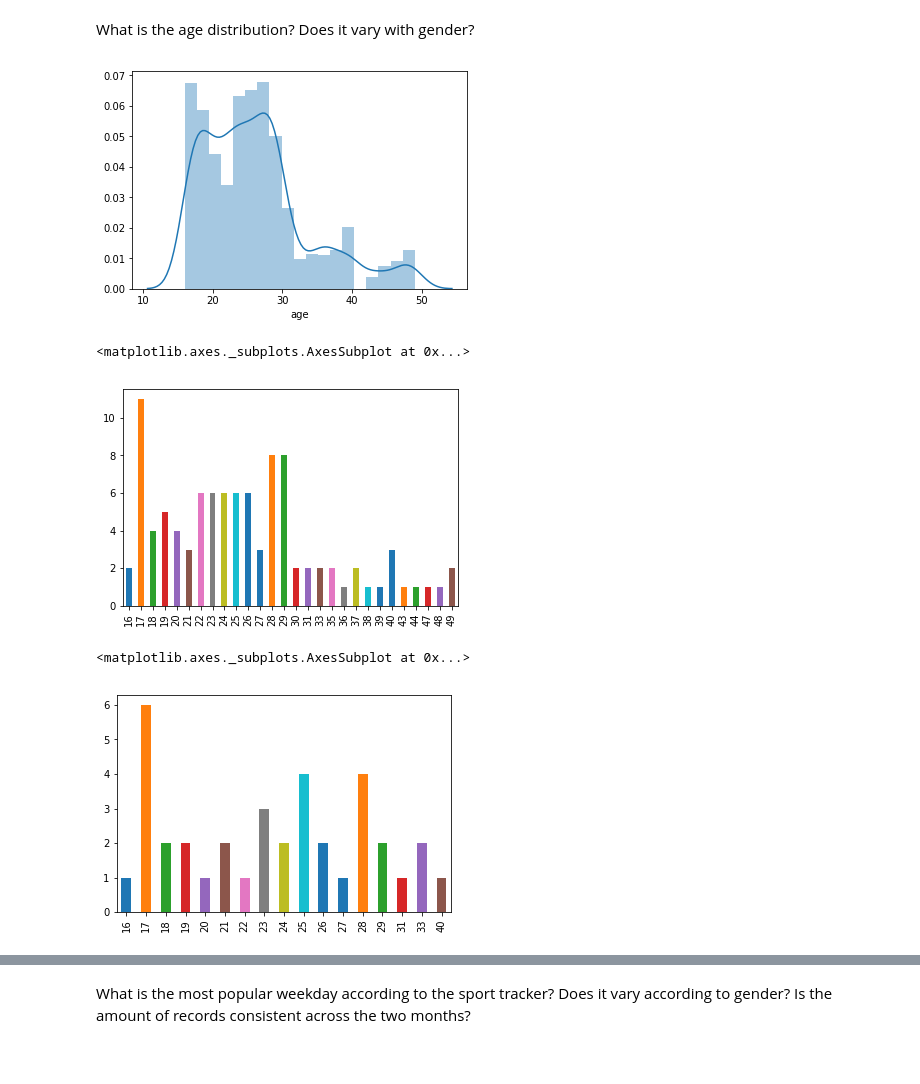
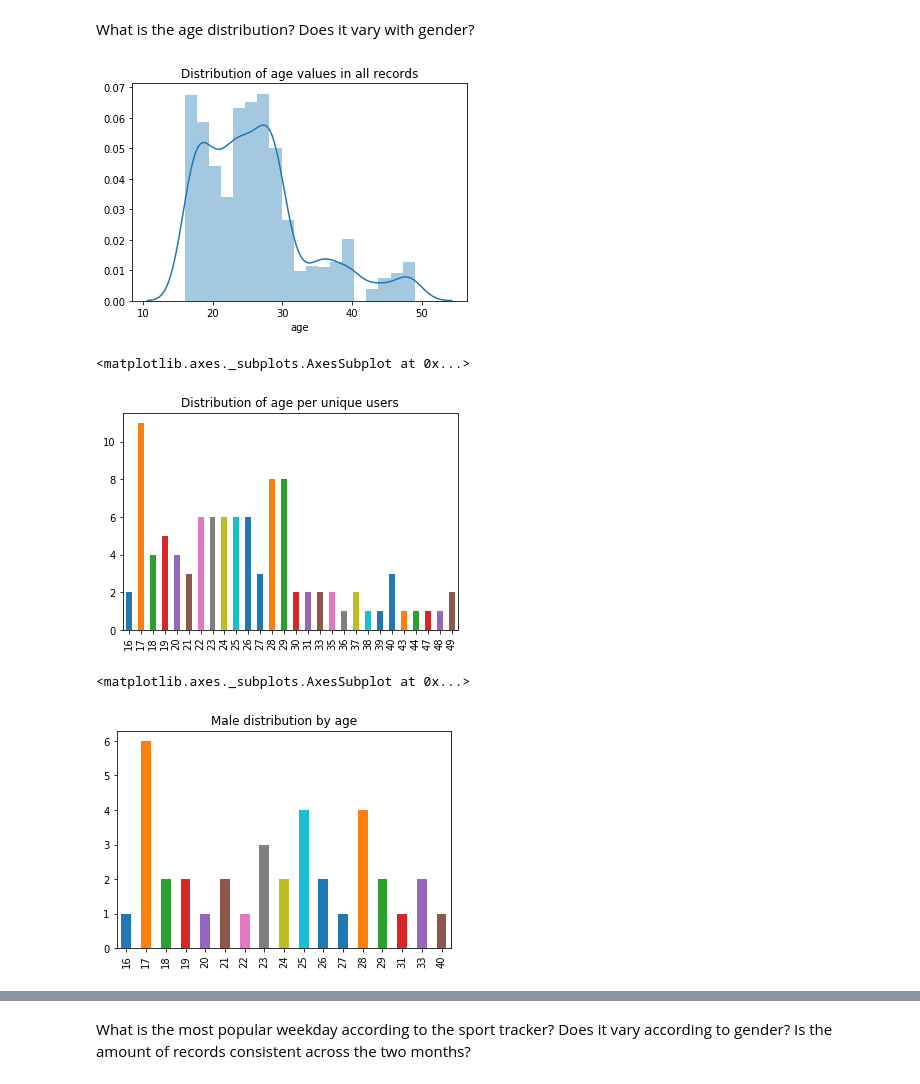
Before and after one commit to MartinaPastor/Pandas_for_data_analysis, a Jupyter notebook: Activities_analysis.ipynb, the cells around one changed output, grey strips where cells are left out. Drawn from its saved outputs; the diff is of its cells as text; code cells hidden in the pictures.

Commit message:
Added titles to plots

```diff
--- a/Activities_analysis.ipynb
+++ b/Activities_analysis.ipynb
@@ -211,24 +216,24 @@ The number of records forthe unspecified location is 308 .
 What is the age distribution? Does it vary with gender?
 # %%
 # distplot showing a non-even distribution based on age
-sns.distplot(df['age']);
+sns.distplot(df['age']).set(title="Distribution of age values in all records");
 # %% [output]
-[figure, old version]
+[figure, new version]
 # %%
 # a clearer plot showing the count by age of users
 ages = df.groupby('user').first().age.value_counts().sort_index()
-ages.plot.bar(x = 'age', y = 'count')
+ages.plot.bar(x = 'age', y = 'count', title='Distribution of age per unique users')
 # %% [output]
 <matplotlib.axes._subplots.AxesSubplot at 0x...>
-[figure, old version]
+[figure, new version]
 # %%
 #checking if the distribution is the same across genders
 dfmale = df[df.gender=='m'][['user','age', 'location','speed','activity']]
 agesmale = dfmale.groupby('user').first().age.value_counts().sort_index()
-agesmale.plot.bar(x = 'age', y = 'count')
+agesmale.plot.bar(x = 'age', y = 'count', title='Male distribution by age')
 # %% [output]
 <matplotlib.axes._subplots.AxesSubplot at 0x...>
-[figure, old version]
+[figure, new version]
 # %%
 # male population seems to be underrepresented, so cross-check with female
 dffemale = df[df.gender=='f'][['user','age', 'location','speed','activity']]
```
Also changed, not shown: parts of 12 cells of this notebook.
